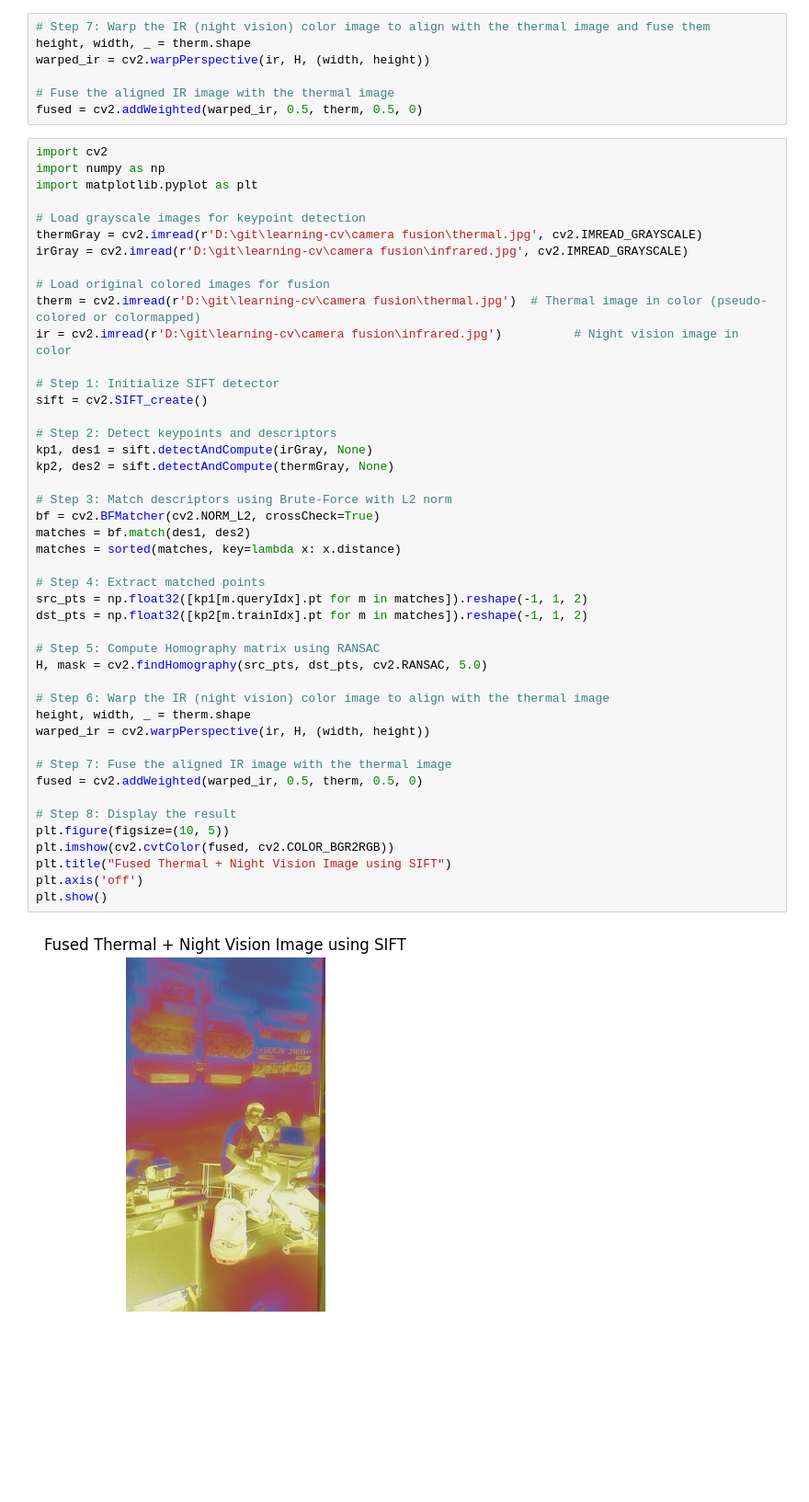
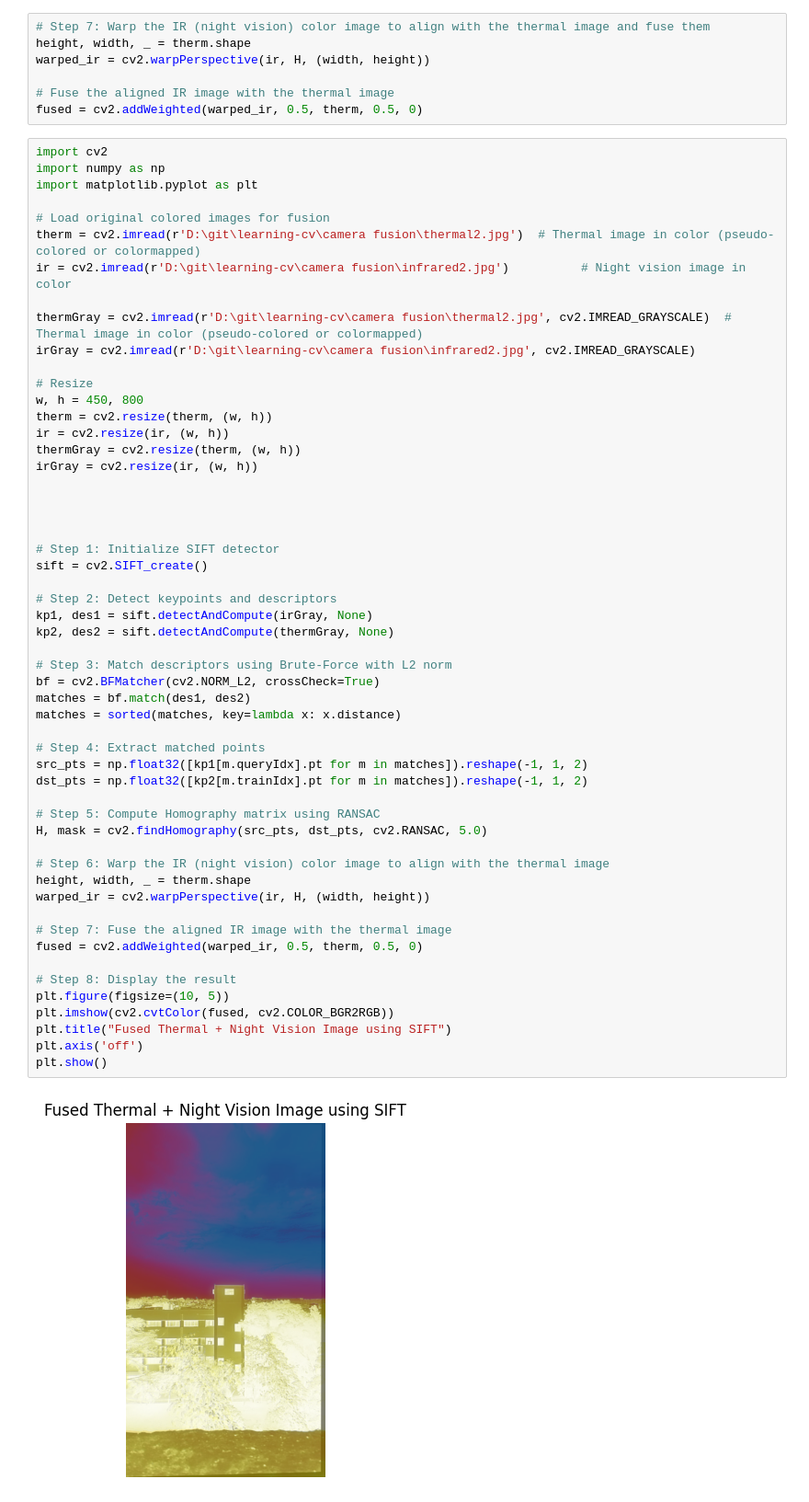
Before and after one commit to shardul37taware/learning-cv, a Jupyter notebook: camera fusion/stitching.ipynb, the cells around one changed output. Shown: that part at 92% size. Cells and saved outputs as stored; diff of their text form; blank space fills up the shorter version.

```diff
--- a/camera fusion/stitching.ipynb
+++ b/camera fusion/stitching.ipynb
@@ -85,13 +85,22 @@ import cv2
 import numpy as np
 import matplotlib.pyplot as plt
 
-# Load grayscale images for keypoint detection
-thermGray = cv2.imread(r'D:\git\learning-cv\camera fusion\thermal.jpg', cv2.IMREAD_GRAYSCALE)
-irGray = cv2.imread(r'D:\git\learning-cv\camera fusion\infrared.jpg', cv2.IMREAD_GRAYSCALE)
+# Load original colored images for fusion
+therm = cv2.imread(r'D:\git\learning-cv\camera fusion\thermal2.jpg')  # Thermal image in color (pseudo-colored or colormapped)
+ir = cv2.imread(r'D:\git\learning-cv\camera fusion\infrared2.jpg')          # Night vision image in color
 
-# Load original colored images for fusion
-therm = cv2.imread(r'D:\git\learning-cv\camera fusion\thermal.jpg')  # Thermal image in color (pseudo-colored or colormapped)
-ir = cv2.imread(r'D:\git\learning-cv\camera fusion\infrared.jpg')          # Night vision image in color
+thermGray = cv2.imread(r'D:\git\learning-cv\camera fusion\thermal2.jpg', cv2.IMREAD_GRAYSCALE)  # Thermal image in color (pseudo-colored or colormapped)
+irGray = cv2.imread(r'D:\git\learning-cv\camera fusion\infrared2.jpg', cv2.IMREAD_GRAYSCALE)
+
+# Resize
+w, h = 450, 800
+therm = cv2.resize(therm, (w, h))
+ir = cv2.resize(ir, (w, h))
+thermGray = cv2.resize(therm, (w, h))
+irGray = cv2.resize(ir, (w, h))
+
+
+
 
 # Step 1: Initialize SIFT detector
 sift = cv2.SIFT_create()
@@ -99,31 +108,31 @@ sift = cv2.SIFT_create()
 # Step 2: Detect keypoints and descriptors
 kp1, des1 = sift.detectAndCompute(irGray, None)
 kp2, des2 = sift.detectAndCompute(thermGray, None)
 
 # Step 3: Match descriptors using Brute-Force with L2 norm
 bf = cv2.BFMatcher(cv2.NORM_L2, crossCheck=True)
 matches = bf.match(des1, des2)
 matches = sorted(matches, key=lambda x: x.distance)
 
 # Step 4: Extract matched points
 src_pts = np.float32([kp1[m.queryIdx].pt for m in matches]).reshape(-1, 1, 2)
 dst_pts = np.float32([kp2[m.trainIdx].pt for m in matches]).reshape(-1, 1, 2)
 
 # Step 5: Compute Homography matrix using RANSAC
 H, mask = cv2.findHomography(src_pts, dst_pts, cv2.RANSAC, 5.0)
 
 # Step 6: Warp the IR (night vision) color image to align with the thermal image
 height, width, _ = therm.shape
 warped_ir = cv2.warpPerspective(ir, H, (width, height))
 
 # Step 7: Fuse the aligned IR image with the thermal image
 fused = cv2.addWeighted(warped_ir, 0.5, therm, 0.5, 0)
 
 # Step 8: Display the result
 plt.figure(figsize=(10, 5))
 plt.imshow(cv2.cvtColor(fused, cv2.COLOR_BGR2RGB))
 plt.title("Fused Thermal + Night Vision Image using SIFT")
 plt.axis('off')
 plt.show()
 # %% [output]
-[figure, old version]
+[figure, new version]
```
Also changed, not shown: parts of 2 cells of this notebook.
